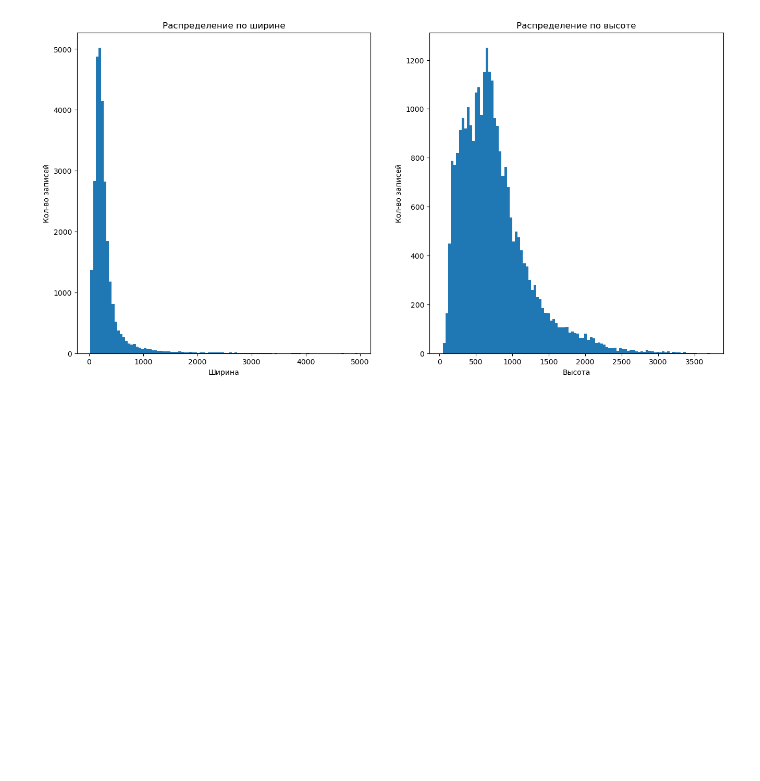
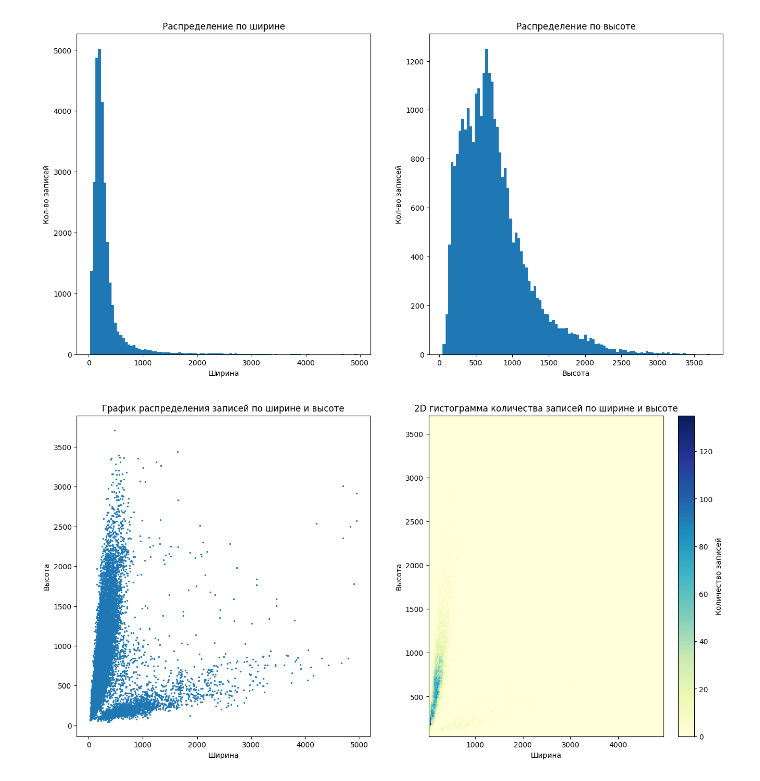
Before and after one commit to Sanch0pansa/feathers_recognition, a Jupyter notebook: data_analysis.ipynb, the cells around one changed output. Drawn from its saved outputs; the diff is of its cells as text; code cells hidden in the pictures; blank space fills up the shorter version.

Commit message:
Normalized data distribution

```diff
--- a/data_analysis.ipynb
+++ b/data_analysis.ipynb
@@ -245,3 +245,39 @@ plt.savefig("p2.png")
 plt.show()
 # %% [output]
 [figure]
+# %%
+import os
+import seaborn as sns
+from PIL import Image
+
+data = pd.read_csv("dataset/data/feathers_data_normalized.csv")
+
+sizes = pd.DataFrame(columns=["width", "height"])
+
+for index, row in data.iterrows():
+    filename = row['filename'].split("_")
+    path_to = os.path.join("dataset", "images", filename[0], "_".join(filename[1:-1]), row['filename'])
+
+    width, height = Image.open(path_to).size
+    sizes.loc[len(sizes)] = {"width": width, "height": height}
+# %%
+# plt.hist2d(sizes['width'], sizes['height'], bins=(100, 100), cmap="YlGnBu")
+plt.figure(figsize=(16, 8))
+
+plt.subplot(121)
+plt.scatter(sizes['width'], sizes['height'], s=2)
+plt.xlabel("Ширина")
+plt.ylabel("Высота")
+plt.title("График распределения записей по ширине и высоте")
+
+plt.subplot(122)
+plt.hist2d(sizes['width'], sizes['height'], bins=(200, 200), cmap="YlGnBu")
+plt.xlabel("Ширина")
+plt.ylabel("Высота")
+plt.title("2D гистограмма количества записей по ширине и высоте")
+plt.colorbar(label="Количество записей")
+
+plt.savefig("p5.png")
+plt.show()
+# %% [output]
+[figure, added]
```
Also changed, not shown: parts of 1 cell of this notebook, 4 other files.
